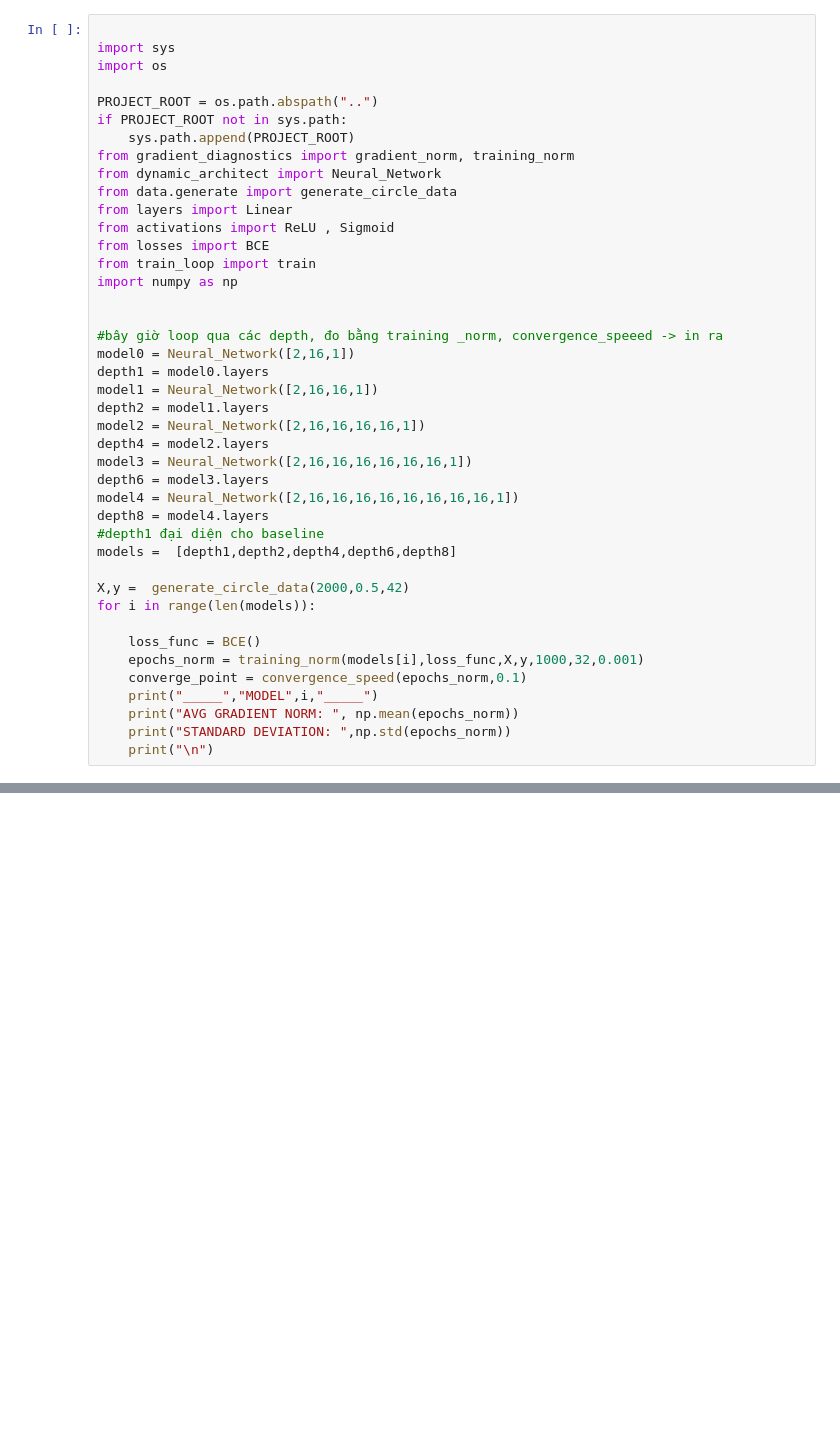
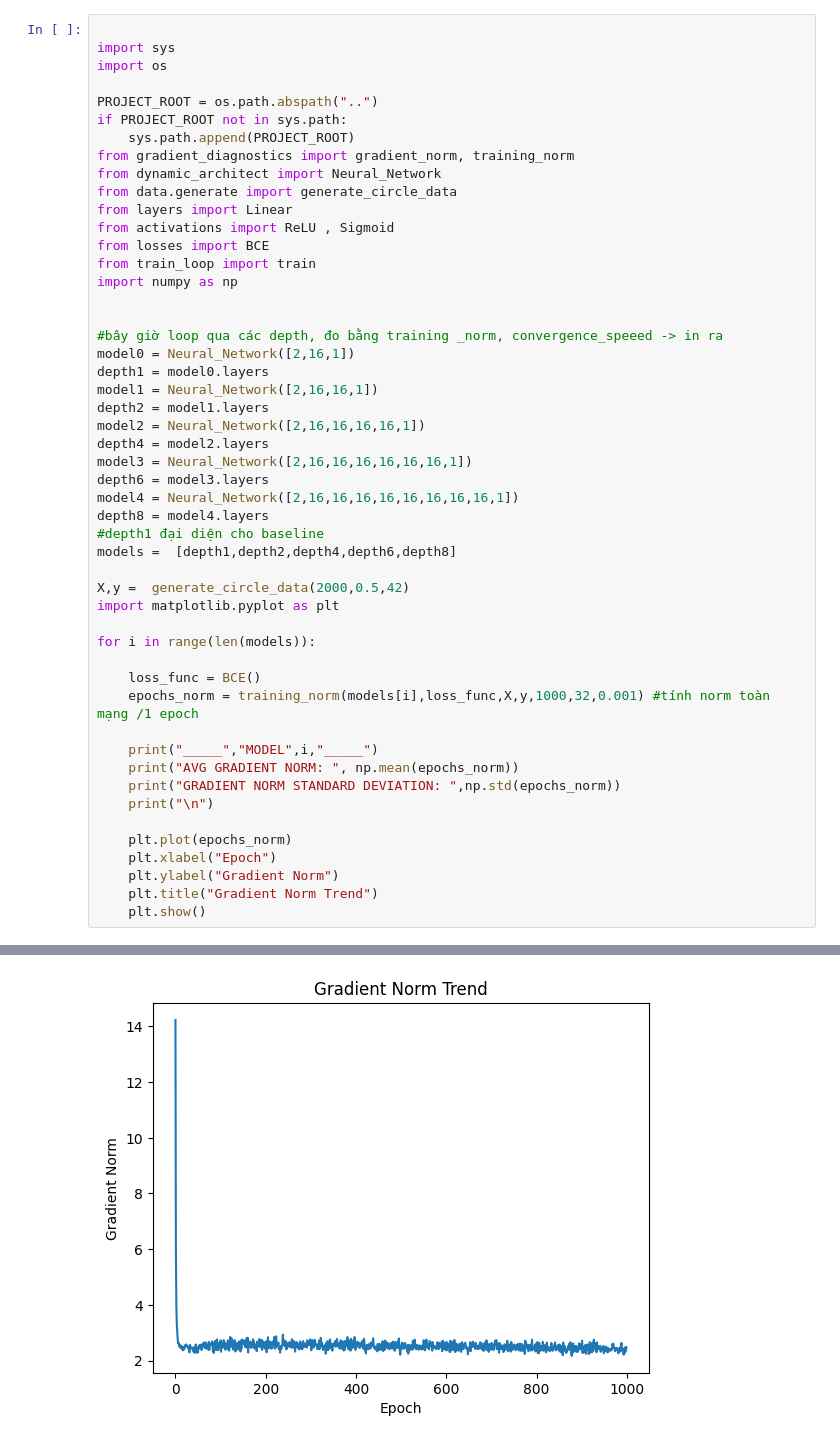
Before and after one commit to khoanguyen-blip/nn-depth-study, a Jupyter notebook: notebooks/day13_circle_results.ipynb, the cells around one changed output, grey strips where cells are left out. Drawn from its saved outputs; the diff is of its cells as text; blank space fills up the shorter version.

```diff
--- a/notebooks/day13_circle_results.ipynb
+++ b/notebooks/day13_circle_results.ipynb
@@ -31,14 +31,22 @@ depth8 = model4.layers
 models =  [depth1,depth2,depth4,depth6,depth8]
 
 X,y =  generate_circle_data(2000,0.5,42)
+import matplotlib.pyplot as plt
+
 for i in range(len(models)):
 
     loss_func = BCE()
-    epochs_norm = training_norm(models[i],loss_func,X,y,1000,32,0.001)
-    converge_point = convergence_speed(epochs_norm,0.1)
+    epochs_norm = training_norm(models[i],loss_func,X,y,1000,32,0.001) #tính norm toàn mạng /1 epoch
+
     print("_____","MODEL",i,"_____")
     print("AVG GRADIENT NORM: ", np.mean(epochs_norm))
-    print("STANDARD DEVIATION: ",np.std(epochs_norm))
+    print("GRADIENT NORM STANDARD DEVIATION: ",np.std(epochs_norm))
     print("\n")
+
+    plt.plot(epochs_norm)
+    plt.xlabel("Epoch")
+    plt.ylabel("Gradient Norm")
+    plt.title("Gradient Norm Trend")
+    plt.show()
 # %% [output]
 _____ MODEL 0 _____
@@ -60,0 +55 @@ STANDARD DEVIATION:  5.076432930593277
+[figure, added]
```
Also changed, not shown: parts of 1 cell of this notebook, 11 other files.
